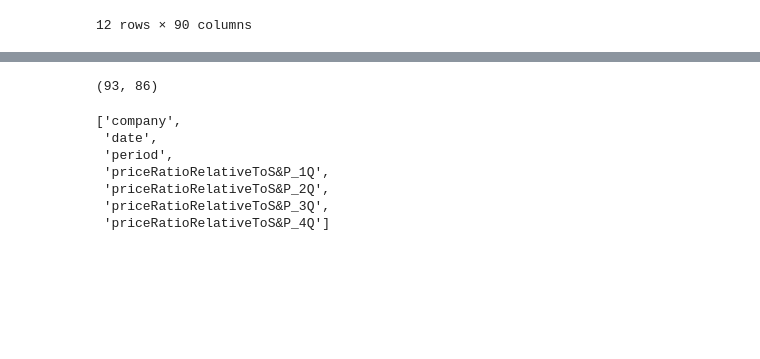
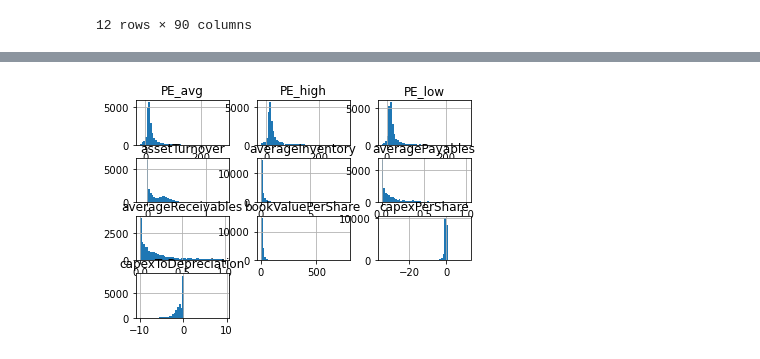
Before and after one commit to oldhiltonian/nyse-ml, a Jupyter notebook: nyse_ml/1_initial.ipynb, the cells around one changed output, grey strips where cells are left out. Cells and saved outputs as stored; diff of their text form; code cells hidden in the pictures; blank space fills up the shorter version.

Commit message:
Inspectign data distributions

```diff
--- a/nyse_ml/1_initial.ipynb
+++ b/nyse_ml/1_initial.ipynb
@@ -358,16 +359,3 @@ cleaned_df.describe(percentiles=[0, 0.025, 0.05, 0.95, 0.975, 1.0])
 | 100% | 794.861111 | 16454.666667 | 1.554834e+06 | 5.176336e+04 | 277352.587531 | ... |
 | max | 794.861111 | 16454.666667 | 1.554834e+06 | 5.176336e+04 | 277352.587531 | ... |
 12 rows × 90 columns
-# %%
-data = {   "eps": [-10, 10]  }
-# data = {"bookValuePerShare": [-100, 150],}
-string = list(data.keys())[0]
-lower = data[string][0]
-upper = data[string][1]
-print(string, upper, lower)
-at = cleaned_df[string]
-# at.hist(bins=50)
-at_ = at[(at > lower) & (at < upper)]
-print(len(at_))
-at_.hist(bins=100)
-# at_.plot(kind='box')
@@ -386,18 +399,5 @@ df_keys = sorted(cleaned_df.columns.tolist())
 # %%
-len(df_keys), len(metric_bounds)
+dropped_df[df_keys[:10]].hist(bins=50)
+plt.show()
 # %% [output]
-(93, 86)
+[figure, added]
-# %%
-missing = []
-for item in df_keys:
-    if item not in metric_bounds:
-        missing.append(item)
-missing
-# %% [output]
-['company',
- 'date',
- 'period',
- 'priceRatioRelativeToS&P_1Q',
- 'priceRatioRelativeToS&P_2Q',
- 'priceRatioRelativeToS&P_3Q',
- 'priceRatioRelativeToS&P_4Q']
```
Also changed, not shown: parts of 12 cells of this notebook.
